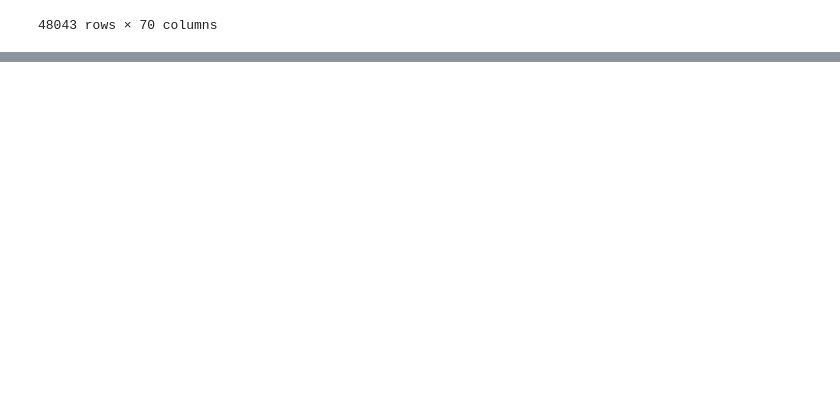
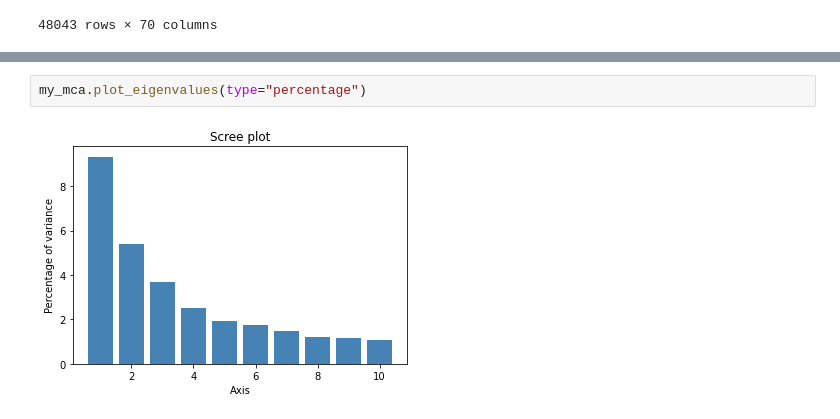
Before and after one commit to christian235711/Method_spad_clustering, a Jupyter notebook: method_spad.ipynb, the cells around one changed output, grey strips where cells are left out. Saved outputs shown, nothing was run; the diff lists cells and outputs as text; blank space fills up the shorter version.

```diff
--- a/method_spad.ipynb
+++ b/method_spad.ipynb
@@ -304,0 +446,4 @@ ZeroDivisionError: ignored
+# %%
+my_mca.plot_eigenvalues(type="percentage")
+# %% [output]
+[figure, added]
```
Also changed, not shown: parts of 98 cells of this notebook.
